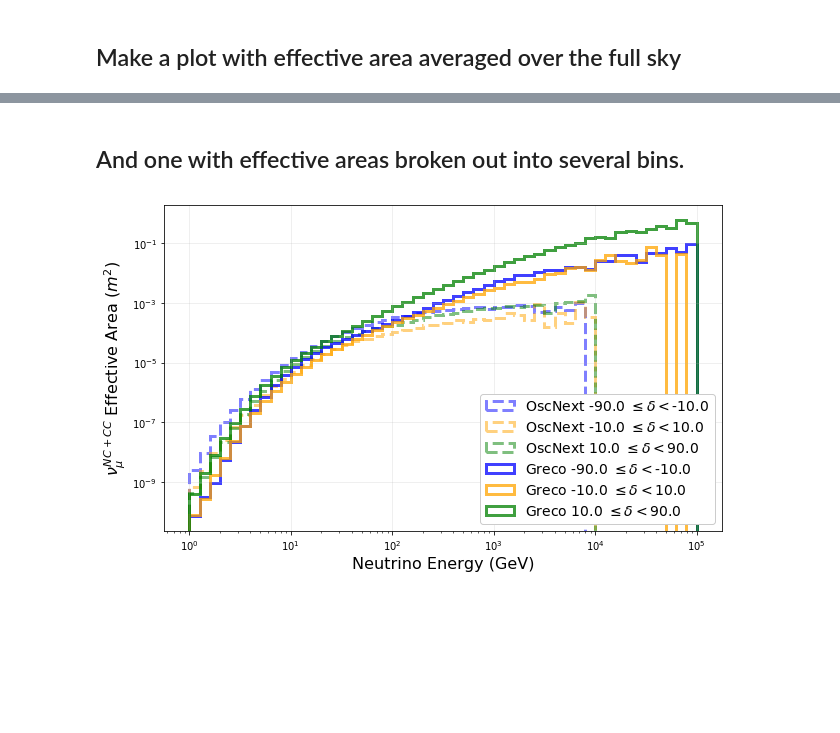
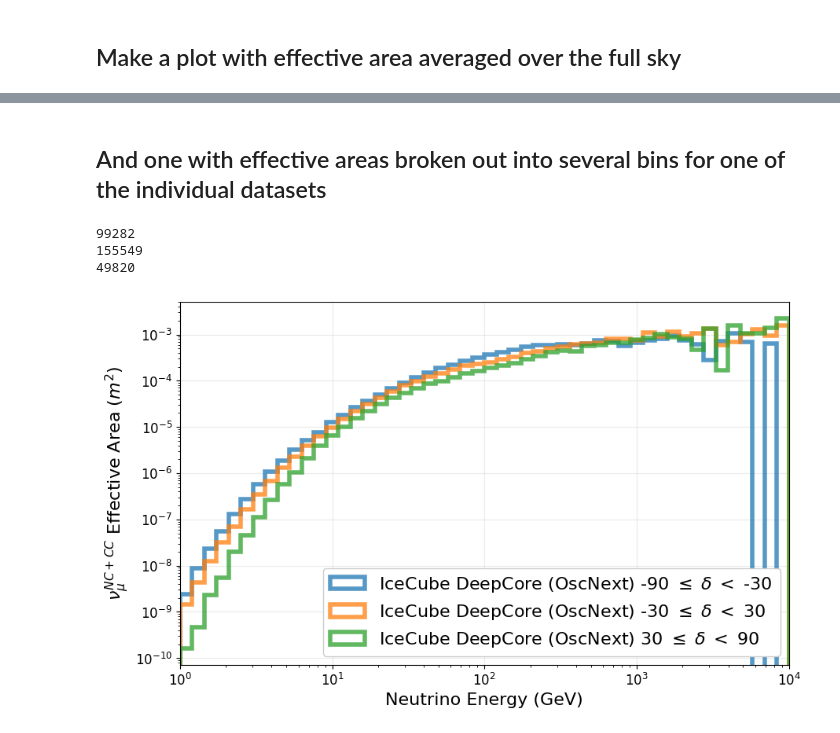
Before and after one commit to mjlarson/effective_area_example, a Jupyter notebook: aeff_plot.ipynb, the cells around one changed output, grey strips where cells are left out. Cells and saved outputs as stored; diff of their text form; code cells hidden in the pictures; blank space fills up the shorter version.

Commit message:
Update for Summer to make effective area plots

```diff
--- a/aeff_plot.ipynb
+++ b/aeff_plot.ipynb
@@ -18,24 +20,26 @@ There's some specific factors that need to be included when plotting an effectiv
 # %%
 def make_aeff(ax, x,
               ebins = np.logspace(0, 5, 101),
-              dec_min = -np.pi/2.,
-              dec_max = np.pi/2.,
+              dec_range = [-np.pi/2, np.pi/2],
               **kwargs):
 
-    # Mask the events to the correct range of declinations and
-    # histogram the 'oneweight' values. This will give us a histogram
+    # Mask the events to the correct range of declinations or zeniths
+    (dec_min, dec_max) = dec_range
+    mask = (dec_min <= x['trueDec']) & (x['trueDec'] < dec_max)
+
+    # Histogram the 'oneweight' values. This will give us a histogram
     # in the same units as 'ow', which means we'll have `GeV cm2 sr`
     # after this step.
-    mask = (dec_min <= x['trueDec']) & (x['trueDec'] <= dec_max)
     h, b = np.histogram(x['trueE'][mask],
                         weights = x['ow'][mask],
                         bins=ebins)
+    print(mask.sum())
 
     # Now account for the phase space, which will reduce us from
     # `GeV cm2 sr` to `cm2`
     h /= np.diff(b)
     h /= 2*np.pi
-    h /= (np.sin(x['trueDec'].max()) - np.sin(x['trueDec'].min()))
+    h /= (np.sin(x['trueDec'][mask].max()) - np.sin(x['trueDec'][mask].min()))
 
     # And now we're finally at an effective area curve!
     # It's currently in cm^2. Convert it to m^2
@@ -57,3 +90,8 @@ greco = np.load("/data/ana/analyses/greco_online/version-002-p11/IC86_2012.numu_
+# %%
+datasets = {'IceCube Upgrade (Trigger)': load_upgrade_trigger(),
+            'IceCube Upgrade (QUESO))': load_queso(),
+            'IceCube DeepCore (DeepCoreFilter)': load_deepcore_filter(),
+            'IceCube DeepCore (OscNext)': load_oscnext()}
 # %% [markdown]
 ## Make a plot with effective area averaged over the full sky
 # %%
@@ -94,44 +127,36 @@ fig.savefig("oscnext_greco_aeff.pdf")
 # %% [markdown]
-## And one with effective areas broken out into several bins.
+## And one with effective areas broken out into several bins for one of the individual datasets
 # %%
-# And now in declination bins...
-ebins = np.logspace(0, 5, 51)
-dec_bins = np.radians([-90, -10, 10, 90])
-colors = ['blue', 'orange', 'green']
+##################################################
+# Plot GRECO effective area in declination bins
+##################################################
+fig, ax = plt.subplots(figsize=(10,6))
+ebins = np.logspace(0, 4, 51)
+dec_bins = [-90, -30, 30, 90]
 
-fig, ax = plt.subplots(figsize=(10,6))
+label = 'IceCube DeepCore (OscNext)'
+data = datasets[label]
 
-for c, (dmin, dmax) in zip(colors, zip(dec_bins[:-1], dec_bins[1:])):
-    label = f"{np.degrees(dmin)} " + r"$\leq \delta <$" + f"{np.degrees(dmax)}"
-    make_aeff(ax, oscnext, ebins,
-              dec_min = dmin,
-              dec_max = dmax,
+for dec_min, dec_max in zip(dec_bins[:-1], dec_bins[1:]):
+    make_aeff(ax, data, ebins,
+              dec_range = np.radians([dec_min, dec_max]),
               histtype='step',
-              linewidth=3,
-              linestyle = 'dashed',
-              color=c,
-              alpha=0.5,
-              label='OscNext ' + label)
-
-
-for c, (dmin, dmax) in zip(colors, zip(dec_bins[:-1], dec_bins[1:])):
-    label = f"{np.degrees(dmin)} " + r"$\leq \delta <$" + f"{np.degrees(dmax)}"
-    make_aeff(ax, greco, ebins,
-              dec_min = dmin,
-              dec_max = dmax,
-              histtype='step',
-              linewidth=3,
-              linestyle='solid',
-              color=c,
+              linewidth=4,
+              linestyle = 'solid',
               alpha=0.75,
-              label='Greco ' + label)
+              label = label + fr" {dec_min} $\leq\;\delta\;<$ {dec_max} ")
 
 ax.grid(alpha=0.25)
+ax.set_xlim(ebins.min(), ebins.max())
 ax.set_xscale('log')
+ax.tick_params(labelsize=12)
 ax.set_yscale('log')
-ax.legend(loc='lower right', fontsize=14, framealpha = 1,)
+ax.legend(loc='lower right', fontsize=16, framealpha = 1,)
 ax.set_xlabel("Neutrino Energy (GeV)", fontsize=16)
 ax.set_ylabel(r"$\nu_\mu^{NC+CC}$ Effective Area ($m^2$)", fontsize=16)
-fig.savefig("oscnext_greco_aeff.pdf")
+fig.savefig("oscnext_aeff.pdf")
 # %% [output]
+99282
+155549
+49820
-[figure, old version]
+[figure, new version]
```
Also changed, not shown: parts of 7 cells of this notebook, 9 other files.
